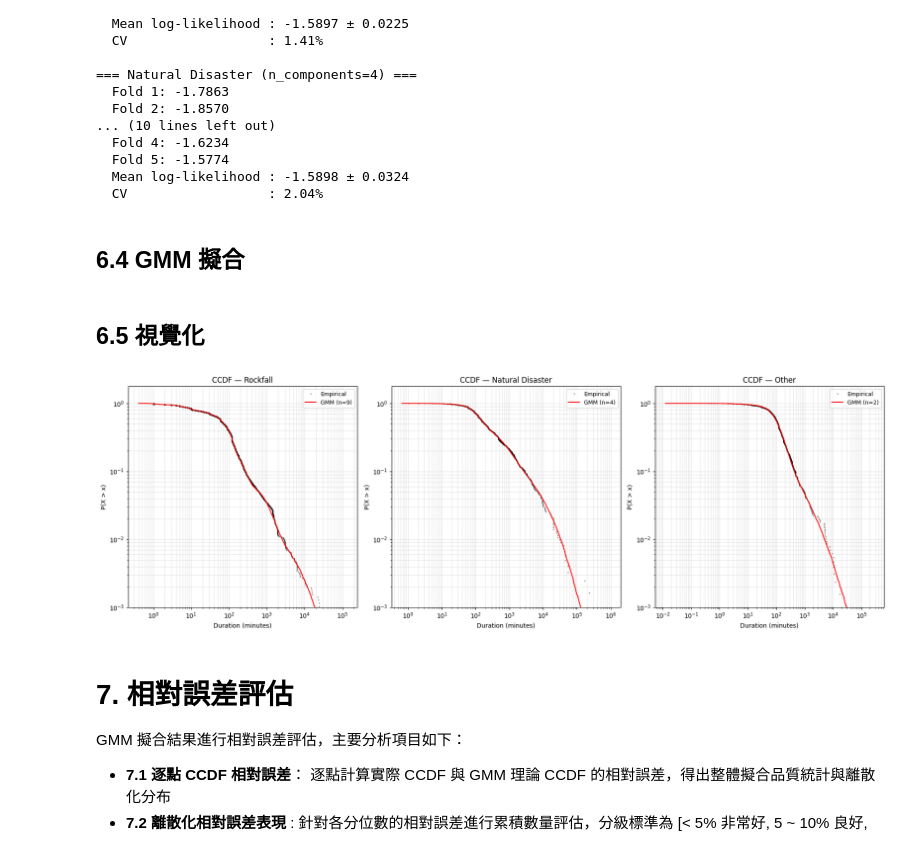
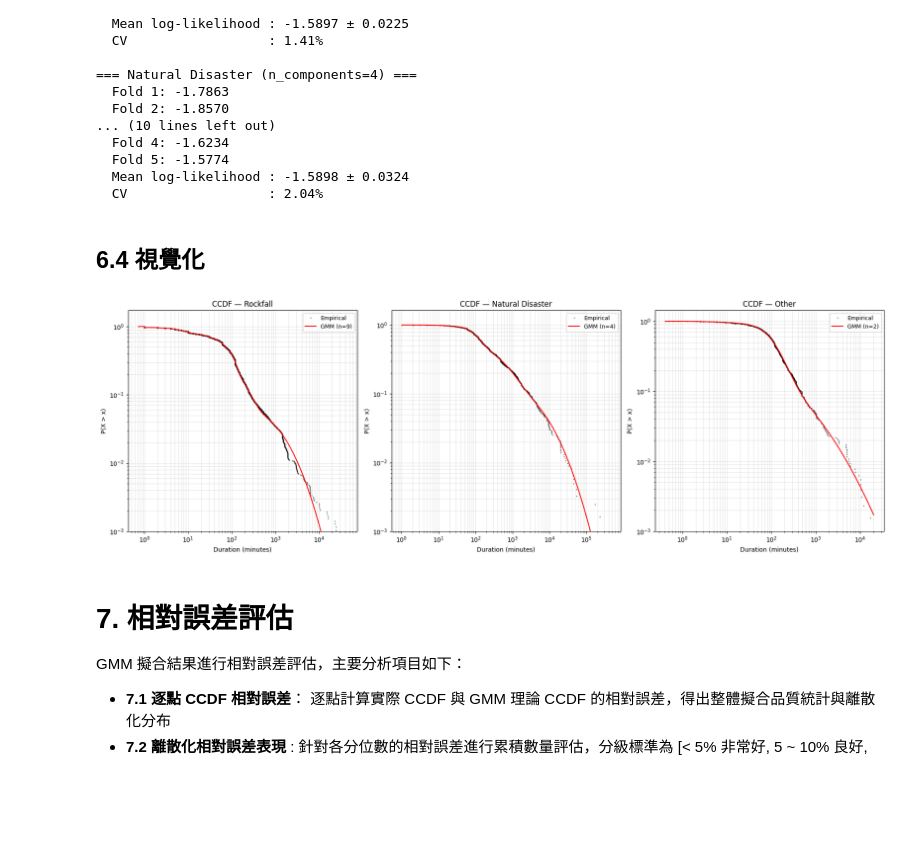
Before and after one commit to jungswork/06_Road_Repar_Time, a Jupyter notebook: 02_road_data_analysis.ipynb, the cells around one changed output. Saved outputs shown, nothing was run; the diff lists cells and outputs as text; code cells hidden in the pictures; blank space fills up the shorter version.

```diff
--- a/02_road_data_analysis.ipynb
+++ b/02_road_data_analysis.ipynb
@@ -711,52 +711,60 @@ for cause in causes_fit:
   Fold 5: -1.5774
   Mean log-likelihood : -1.5898 ± 0.0324
   CV                  : 2.04%
-# %% [markdown]
-## 6.4 GMM 擬合
-# %%
-# 依據選定的 n_components 進行最終擬合
-best_n = {
-    cause: gmm_results[cause]["gmm"].n_components
-    for cause in causes_fit
-}
-
-gmm_final = {}
-
-for cause in causes_fit:
-    data     = df[df["Cause"] == cause]["Duration (minutes)"].values
-    log_data = np.log(data).reshape(-1, 1)
-
-    gmm = GaussianMixture(n_components=best_n[cause], random_state=42, max_iter=500)
-    gmm.fit(log_data)
-    gmm_final[cause] = gmm
 # %% [markdown]
-## 6.5 視覺化
+## 6.4 視覺化
 # %%
+from scipy.stats import norm
+
+def gmm_ccdf(gmm, x_grid):
+    """
+    解析式計算 GMM 在原始空間的 CCDF。
+    GMM 對 log(Duration) 建模，故：
+        P(X > x) = 1 - sum_k( w_k * Phi((ln(x) - mu_k) / sigma_k) )
+    """
+    log_x   = np.log(x_grid)
+    weights = gmm.weights_.flatten()
+    means   = gmm.means_.flatten()
+    stds    = np.sqrt(gmm.covariances_.flatten())
+    cdf = np.sum(
+        weights[None, :] * norm.cdf(
+            (log_x[:, None] - means[None, :]) / stds[None, :]
+        ),
+        axis=1
+    )
+    return 1 - cdf
+
+
 fig, axes = plt.subplots(1, 3, figsize=(18, 6))
 
 for i, cause in enumerate(causes_fit):
-    data    = np.sort(df[df["Cause"] == cause]["Duration (minutes)"].values)
-    ccdf    = 1 - np.arange(1, len(data) + 1) / len(data)
+    gmm  = gmm_results[cause]["gmm"]
+    n    = gmm.n_components
 
-    samples, _ = gmm_final[cause].sample(100_000)
-    samples    = np.sort(np.exp(samples.flatten()))
-    ccdf_gmm   = 1 - np.arange(1, len(samples) + 1) / len(samples)
+    # 實際資料 CCDF
+    data = np.sort(df[df["Cause"] == cause]["Duration (minutes)"].values)
+    ccdf_emp = 1 - np.arange(1, len(data) + 1) / len(data)
+
+    # 解析式 GMM CCDF（log-space 均勻格點）
+    x_grid   = np.logspace(np.log10(data.min()), np.log10(data.max()), 1000)
+    ccdf_gmm = gmm_ccdf(gmm, x_grid)
 
     ax = axes[i]
-    ax.loglog(data, ccdf, "k.", markersize=2, alpha=0.4, label="Empirical")
-    ax.loglog(samples, ccdf_gmm, "r-", linewidth=1.5,
-              label=f"GMM (n={best_n[cause]})")
+    ax.loglog(data,   ccdf_emp, "k.", markersize=2, alpha=0.4, label="Empirical")
+    ax.loglog(x_grid, ccdf_gmm, "r-", linewidth=1.5, label=f"GMM (n={n})")
     ax.set_ylim(bottom=1e-3)
     ax.set_title(f"CCDF — {cause}")
     ax.set_xlabel("Duration (minutes)")
     ax.set_ylabel("P(X > x)")
     ax.legend(fontsize=9)
     ax.grid(True, which="both", alpha=0.3)
 
+
+
 plt.tight_layout()
 plt.show()
 # %% [output]
-[figure, old version]
+[figure, new version]
 # %% [markdown]
 # 7. 相對誤差評估
 
```
Also changed, not shown: parts of 5 cells of this notebook, 1 other file.
